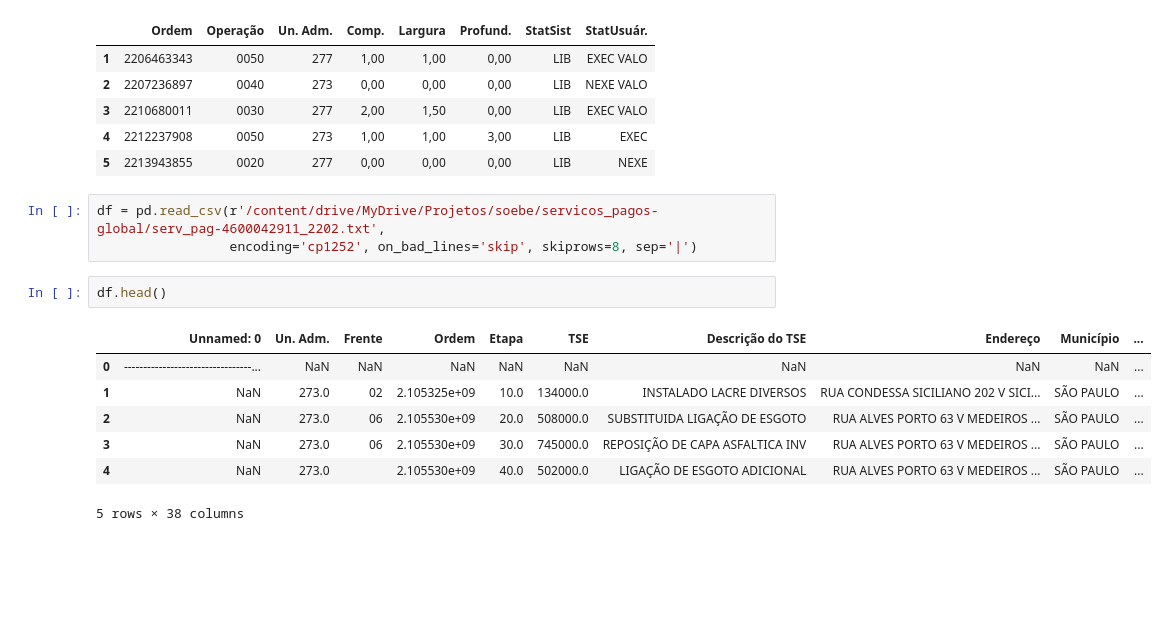
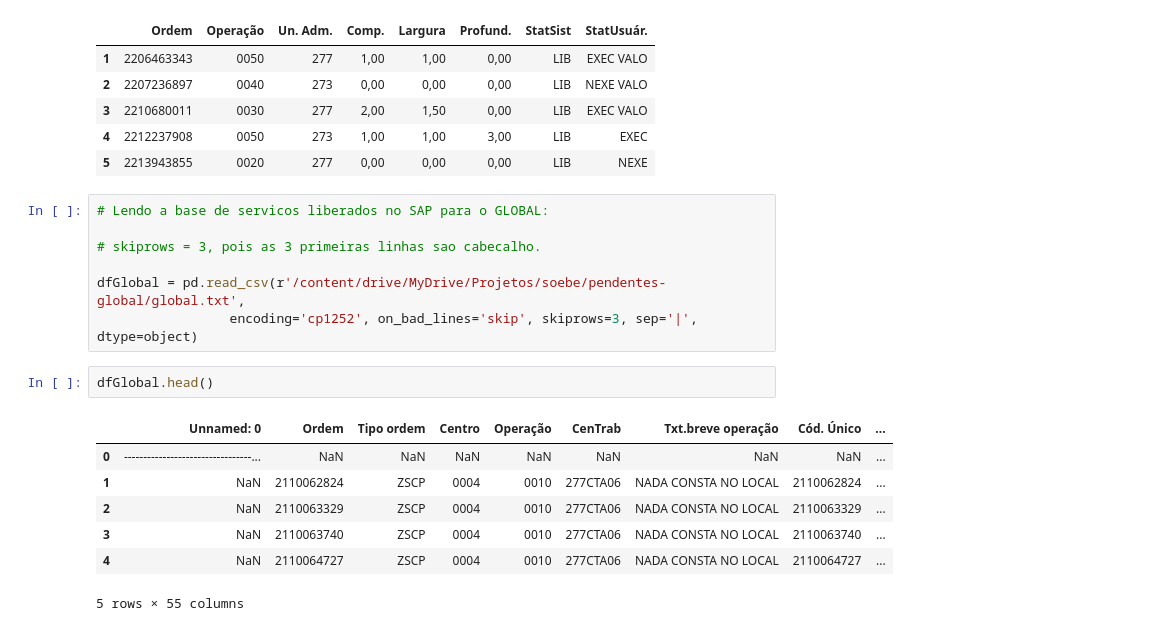
Before and after one commit to eeyamazaki/soebe, a Jupyter notebook: modelo_preditivo_soebe.ipynb, the cells around one changed output. Cells and saved outputs as stored; diff of their text form; blank space fills up the shorter version.

```diff
--- a/modelo_preditivo_soebe.ipynb
+++ b/modelo_preditivo_soebe.ipynb
@@ -105,15 +106,19 @@ dfSoebe.head()
 | 4 | 2212237908 | 0050 | 273 | 1,00 | 1,00 | 3,00 | LIB | EXEC |
 | 5 | 2213943855 | 0020 | 277 | 0,00 | 0,00 | 0,00 | LIB | NEXE |
 # %%
-df = pd.read_csv(r'/content/drive/MyDrive/Projetos/soebe/servicos_pagos-global/serv_pag-4600042911_2202.txt',
-                 encoding='cp1252', on_bad_lines='skip', skiprows=8, sep='|')
+# Lendo a base de servicos liberados no SAP para o GLOBAL:
+
+# skiprows = 3, pois as 3 primeiras linhas sao cabecalho.
+
+dfGlobal = pd.read_csv(r'/content/drive/MyDrive/Projetos/soebe/pendentes-global/global.txt',
+                 encoding='cp1252', on_bad_lines='skip', skiprows=3, sep='|', dtype=object)
 # %%
-df.head()
+dfGlobal.head()
 # %% [output]
-|  | Unnamed: 0 | Un. Adm. | Frente | Ordem | Etapa | TSE | Descrição do TSE | Endereço | Município | ... |
-| 0 | ---------------------------------... | NaN | NaN | NaN | NaN | NaN | NaN | NaN | NaN | ... |
-| 1 | NaN | 273.0 | 02 | 2.105325e+09 | 10.0 | 134000.0 | INSTALADO LACRE DIVERSOS | RUA CONDESSA SICILIANO 202 V SICI... | SÃO PAULO | ... |
-| 2 | NaN | 273.0 | 06 | 2.105530e+09 | 20.0 | 508000.0 | SUBSTITUIDA LIGAÇÃO DE ESGOTO | RUA ALVES PORTO 63 V MEDEIROS ... | SÃO PAULO | ... |
-| 3 | NaN | 273.0 | 06 | 2.105530e+09 | 30.0 | 745000.0 | REPOSIÇÃO DE CAPA ASFALTICA INV | RUA ALVES PORTO 63 V MEDEIROS ... | SÃO PAULO | ... |
-| 4 | NaN | 273.0 |  | 2.105530e+09 | 40.0 | 502000.0 | LIGAÇÃO DE ESGOTO ADICIONAL | RUA ALVES PORTO 63 V MEDEIROS ... | SÃO PAULO | ... |
+|  | Unnamed: 0 | Ordem | Tipo ordem | Centro | Operação | CenTrab | Txt.breve operação | Cód. Único | ... |
+| 0 | ---------------------------------... | NaN | NaN | NaN | NaN | NaN | NaN | NaN | ... |
+| 1 | NaN | 2110062824 | ZSCP | 0004 | 0010 | 277CTA06 | NADA CONSTA NO LOCAL | 2110062824 | ... |
+| 2 | NaN | 2110063329 | ZSCP | 0004 | 0010 | 277CTA06 | NADA CONSTA NO LOCAL | 2110063329 | ... |
+| 3 | NaN | 2110063740 | ZSCP | 0004 | 0010 | 277CTA06 | NADA CONSTA NO LOCAL | 2110063740 | ... |
+| 4 | NaN | 2110064727 | ZSCP | 0004 | 0010 | 277CTA06 | NADA CONSTA NO LOCAL | 2110064727 | ... |
-5 rows × 38 columns
+5 rows × 55 columns
```
Also changed, not shown: parts of 23 cells of this notebook.
